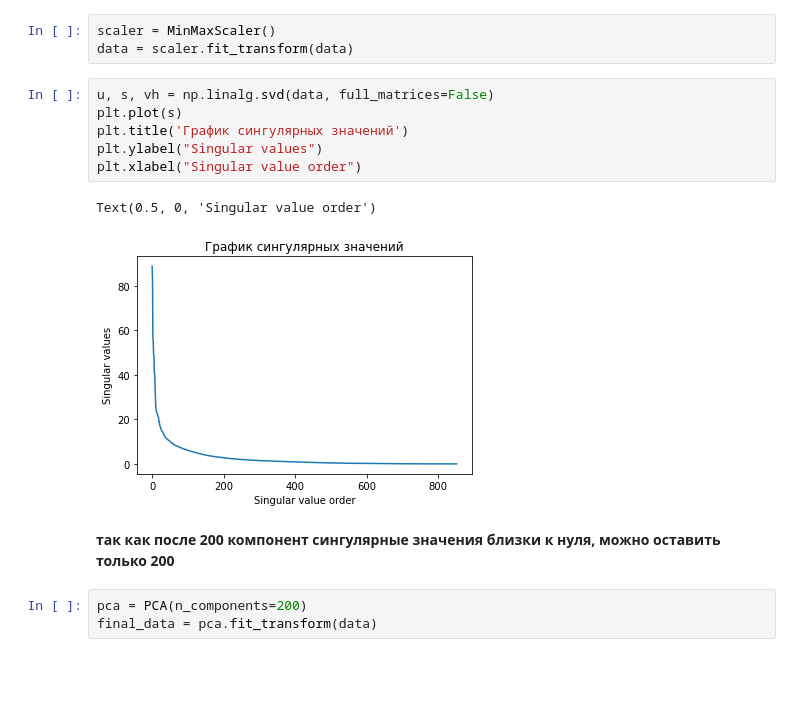
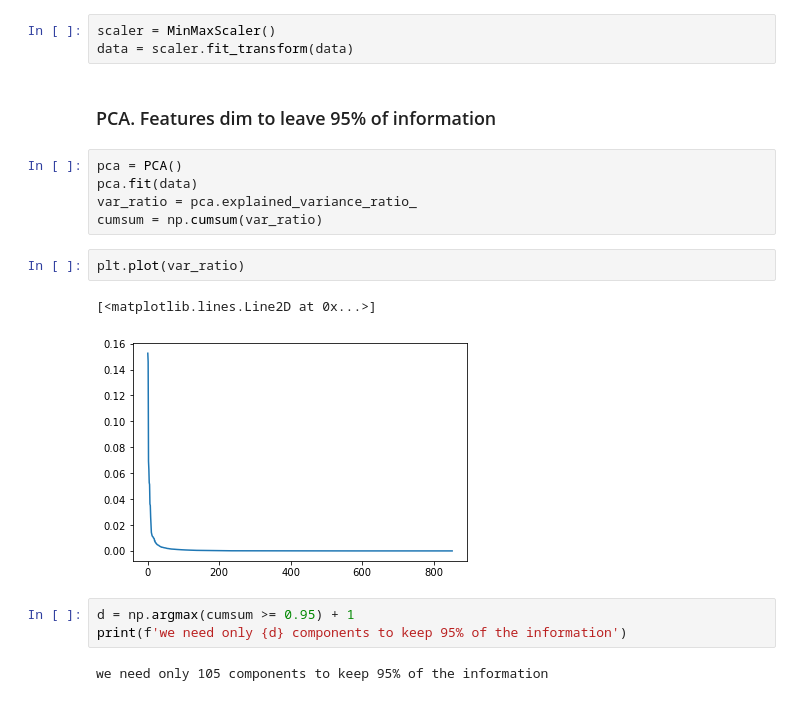
Before and after one commit to mxm0312/Generative_models, a Jupyter notebook: behavior_research.ipynb, the cells around one changed output. Drawn from its saved outputs; the diff is of its cells as text; blank space fills up the shorter version.

```diff
--- a/behavior_research.ipynb
+++ b/behavior_research.ipynb
@@ -33,17 +35,20 @@ data = data[:, :-1]
 # %%
 scaler = MinMaxScaler()
 data = scaler.fit_transform(data)
-# %%
-u, s, vh = np.linalg.svd(data, full_matrices=False)
-plt.plot(s)
-plt.title('График сингулярных значений')
-plt.ylabel("Singular values")
-plt.xlabel("Singular value order")
-# %% [output]
-Text(0.5, 0, 'Singular value order')
-[figure, removed]
-# %% [markdown]
-**так как после 200 компонент сингулярные значения близки к нуля, можно оставить только 200**
-# %%
-pca = PCA(n_components=200)
-final_data = pca.fit_transform(data)
+# %% [markdown]
+### PCA. Features dim to leave 95% of information
+# %%
+pca = PCA()
+pca.fit(data)
+var_ratio = pca.explained_variance_ratio_
+cumsum = np.cumsum(var_ratio)
+# %%
+plt.plot(var_ratio)
+# %% [output]
+[<matplotlib.lines.Line2D at 0x...>]
+[figure, added]
+# %%
+d = np.argmax(cumsum >= 0.95) + 1
+print(f'we need only {d} components to keep 95% of the information')
+# %% [output]
+we need only 105 components to keep 95% of the information
```
Also changed, not shown: parts of 1 cell of this notebook, 3 other files.
